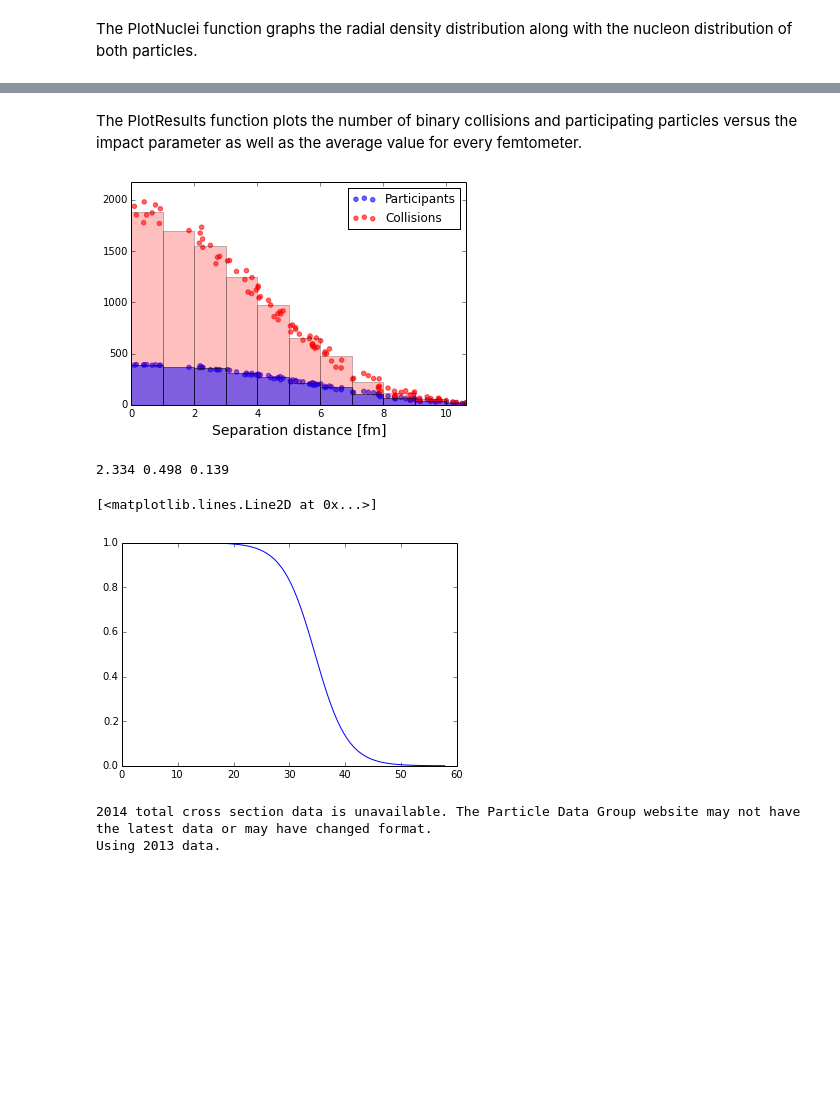
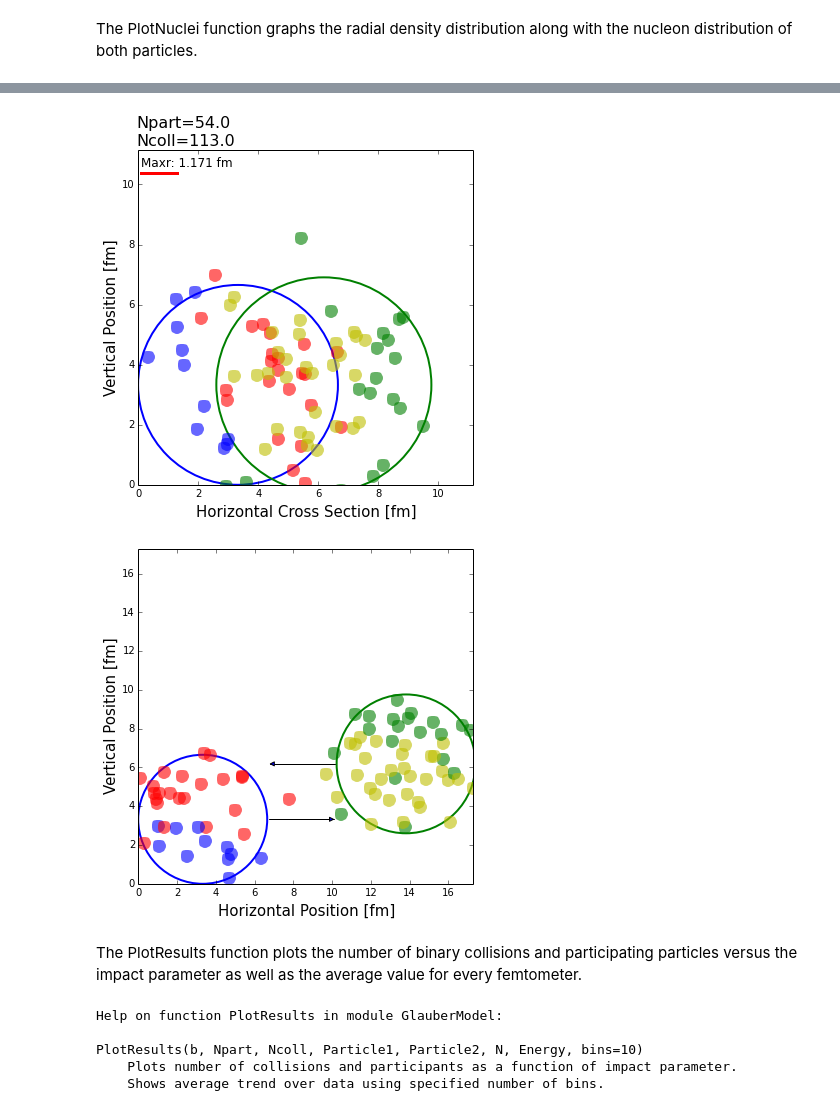
Before and after one commit to jdfreder/MCG, a Jupyter notebook: SeniorProject/TestRun.ipynb, the cells around one changed output, grey strips where cells are left out. Cells and saved outputs as stored; diff of their text form; code cells hidden in the pictures; blank space fills up the shorter version.

```diff
--- a/SeniorProject/TestRun.ipynb
+++ b/SeniorProject/TestRun.ipynb
@@ -65,6 +88,7 @@ PlotCollisionHorizontal(N,Particle,Model,a1,b1,c1,d1,e1,g1,h1)
+# %%
+ShowCollision(N,Particle1,A1,Particle2,A2,Rp1,Rp2,Nucleus1,Nucleus2,b,Npart,Ncoll,Maxr)
+# %% [output]
+[figure, added]
+[figure, added]
 # %% [markdown]
 The PlotResults function plots the number of binary collisions and participating particles versus the impact parameter as well as the average value for every femtometer.
-# %%
-PlotResults(a1,d1,e1)
-# %% [output]
-[figure, removed]
@@ -79,6 +94,0 @@ pw=parameters[:,5]
-# %%
-for i in range(len(pNucleus)):
-    if pNucleus[i]=='15N' and pModel[i]=='3pF':
-        print pC_A[i],pZ_Alpha[i],pw[i]
-# %% [output]
-2.334 0.498 0.139
@@ -116,37 +95,8 @@ def NCD(Nucleus='197Au',Model='2pF',Range=2,Bins=100):
-# %%
-NCD()
-plot(linspace(0,2**float(pr2[i]),100),NCD())
-# %% [output]
-[<matplotlib.lines.Line2D at 0x...>]
-[figure, removed]
-# %%
-from datetime import date
-from urllib2 import urlopen
-Y=date.today().year
-i=0
-while i<=Y-2013:
-    try:
-        data = urlopen('http://pdg.lbl.gov/'+str(Y-i)+'/hadronic-xsections/rpp'+str(Y-i)+'-pp_total.dat')
-        print "Using "+str(Y-i)+" data."
-        DataFound1=True
-        break
-    except:
-        print str(Y-i)+" total cross section data is unavailable. The Particle Data Group website may not have the latest data or may have changed format."
-        i+=1
-        if i>Y-2013:
-            print "---\nData not found. Please check your internet connection to http://pdg.lbl.gov/2013/html/computer_read.html\n---"
-            DataFound1=False
-if DataFound1==True:
-    data1=np.loadtxt(data,float,usecols=(0,1,2,3,4,5,6,7,8),skiprows=11)
-    Point=data1[:,0]
-    Plab=data1[:,1]
-    Plab_min=data1[:,2]
-    Plab_max=data1[:,3]
-    Sig=data1[:,4]
-    StEr_H=data1[:,5]
-    StEr_L=data1[:,6]
-    SyEr_H=data1[:,7]
-    SyEr_L=data1[:,8]
-# %% [output]
-2014 total cross section data is unavailable. The Particle Data Group website may not have the latest data or may have changed format.
-Using 2013 data.
+# %%
+help(PlotResults)
+# %% [output]
+Help on function PlotResults in module GlauberModel:
+
+PlotResults(b, Npart, Ncoll, Particle1, Particle2, N, Energy, bins=10)
+    Plots number of collisions and participants as a function of impact parameter.
+    Shows average trend over data using specified number of bins.
```
Also changed, not shown: parts of 17 cells of this notebook, 7 other files.
